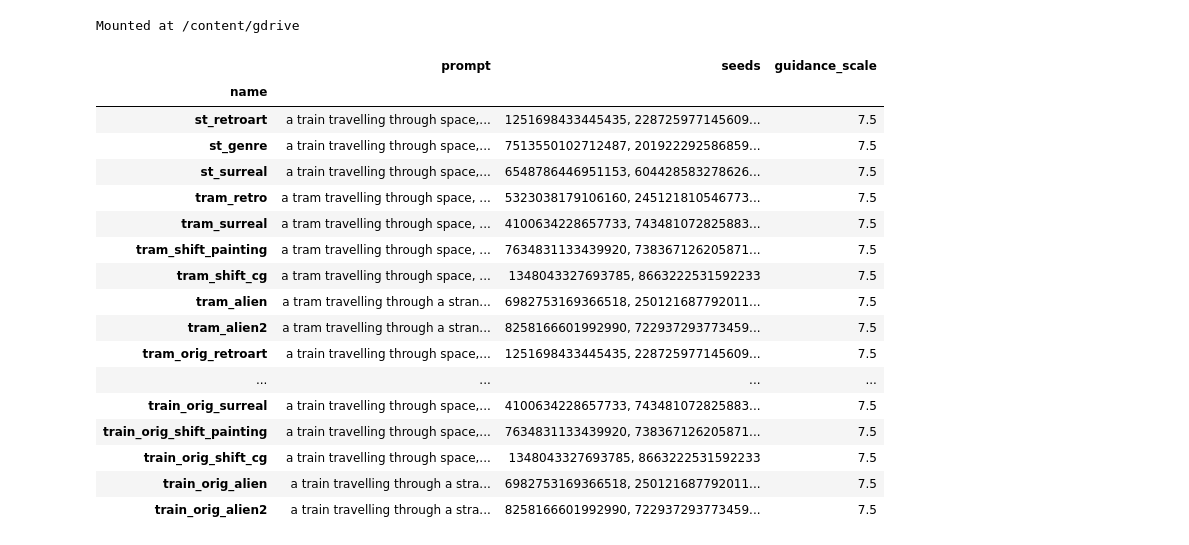
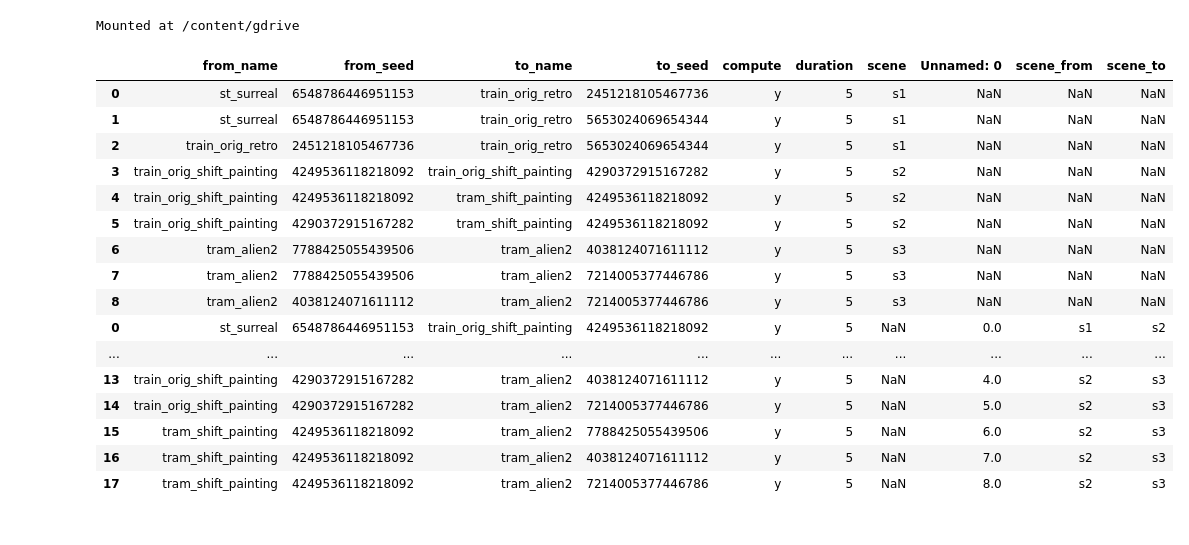
Before and after one commit to aspitarl/AI-Art, a Jupyter notebook: collab_notebooks/Generate_Transitions.ipynb, the cells around one changed output. Drawn from its saved outputs; the diff is of its cells as text; code cells hidden in the pictures.

```diff
--- a/collab_notebooks/Generate_Transitions.ipynb
+++ b/collab_notebooks/Generate_Transitions.ipynb
@@ -27,27 +28,26 @@ fp = os.path.join(code_folder, song_name, 'all_transitions.csv')
 df_transitions = pd.read_csv(fp, index_col=0).dropna(how='all')
 # %% [output]
 Mounted at /content/gdrive
-# %%
-df_prompt
-# %% [output]
-|  | prompt | seeds | guidance_scale |
-| name |  |  |  |
-| st_retroart | a train travelling through space,... | 1251698433445435, 228725977145609... | 7.5 |
-| st_genre | a train travelling through space,... | 7513550102712487, 201922292586859... | 7.5 |
-| st_surreal | a train travelling through space,... | 6548786446951153, 604428583278626... | 7.5 |
-| tram_retro | a tram travelling through space, ... | 5323038179106160, 245121810546773... | 7.5 |
-| tram_surreal | a tram travelling through space, ... | 4100634228657733, 743481072825883... | 7.5 |
-| tram_shift_painting | a tram travelling through space, ... | 7634831133439920, 738367126205871... | 7.5 |
-| tram_shift_cg | a tram travelling through space, ... | 1348043327693785, 8663222531592233 | 7.5 |
-| tram_alien | a tram travelling through a stran... | 6982753169366518, 250121687792011... | 7.5 |
-| tram_alien2 | a tram travelling through a stran... | 8258166601992990, 722937293773459... | 7.5 |
-| tram_orig_retroart | a train travelling through space,... | 1251698433445435, 228725977145609... | 7.5 |
-| ... | ... | ... | ... |
-| train_orig_surreal | a train travelling through space,... | 4100634228657733, 743481072825883... | 7.5 |
-| train_orig_shift_painting | a train travelling through space,... | 7634831133439920, 738367126205871... | 7.5 |
-| train_orig_shift_cg | a train travelling through space,... | 1348043327693785, 8663222531592233 | 7.5 |
-| train_orig_alien | a train travelling through a stra... | 6982753169366518, 250121687792011... | 7.5 |
-| train_orig_alien2 | a train travelling through a stra... | 8258166601992990, 722937293773459... | 7.5 |
+# %%
+df_transitions
+# %% [output]
+|  | from_name | from_seed | to_name | to_seed | compute | duration | scene | Unnamed: 0 | scene_from | scene_to |
+| 0 | st_surreal | 6548786446951153 | train_orig_retro | 2451218105467736 | y | 5 | s1 | NaN | NaN | NaN |
+| 1 | st_surreal | 6548786446951153 | train_orig_retro | 5653024069654344 | y | 5 | s1 | NaN | NaN | NaN |
+| 2 | train_orig_retro | 2451218105467736 | train_orig_retro | 5653024069654344 | y | 5 | s1 | NaN | NaN | NaN |
+| 3 | train_orig_shift_painting | 4249536118218092 | train_orig_shift_painting | 4290372915167282 | y | 5 | s2 | NaN | NaN | NaN |
+| 4 | train_orig_shift_painting | 4249536118218092 | tram_shift_painting | 4249536118218092 | y | 5 | s2 | NaN | NaN | NaN |
+| 5 | train_orig_shift_painting | 4290372915167282 | tram_shift_painting | 4249536118218092 | y | 5 | s2 | NaN | NaN | NaN |
+| 6 | tram_alien2 | 7788425055439506 | tram_alien2 | 4038124071611112 | y | 5 | s3 | NaN | NaN | NaN |
+| 7 | tram_alien2 | 7788425055439506 | tram_alien2 | 7214005377446786 | y | 5 | s3 | NaN | NaN | NaN |
+| 8 | tram_alien2 | 4038124071611112 | tram_alien2 | 7214005377446786 | y | 5 | s3 | NaN | NaN | NaN |
+| 0 | st_surreal | 6548786446951153 | train_orig_shift_painting | 4249536118218092 | y | 5 | NaN | 0.0 | s1 | s2 |
+| ... | ... | ... | ... | ... | ... | ... | ... | ... | ... | ... |
+| 13 | train_orig_shift_painting | 4290372915167282 | tram_alien2 | 4038124071611112 | y | 5 | NaN | 4.0 | s2 | s3 |
+| 14 | train_orig_shift_painting | 4290372915167282 | tram_alien2 | 7214005377446786 | y | 5 | NaN | 5.0 | s2 | s3 |
+| 15 | tram_shift_painting | 4249536118218092 | tram_alien2 | 7788425055439506 | y | 5 | NaN | 6.0 | s2 | s3 |
+| 16 | tram_shift_painting | 4249536118218092 | tram_alien2 | 4038124071611112 | y | 5 | NaN | 7.0 | s2 | s3 |
+| 17 | tram_shift_painting | 4249536118218092 | tram_alien2 | 7214005377446786 | y | 5 | NaN | 8.0 | s2 | s3 |
 # %%
 df_transitions = df_transitions.where(df_transitions['compute'] == 'y').dropna(how='all')
 
```
Also changed, not shown: parts of 3 cells of this notebook.
